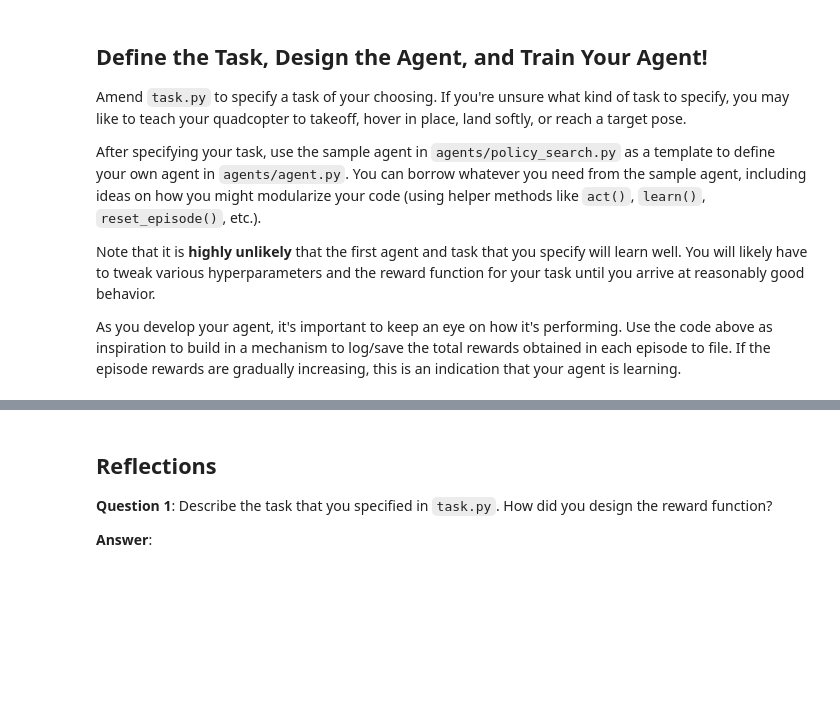
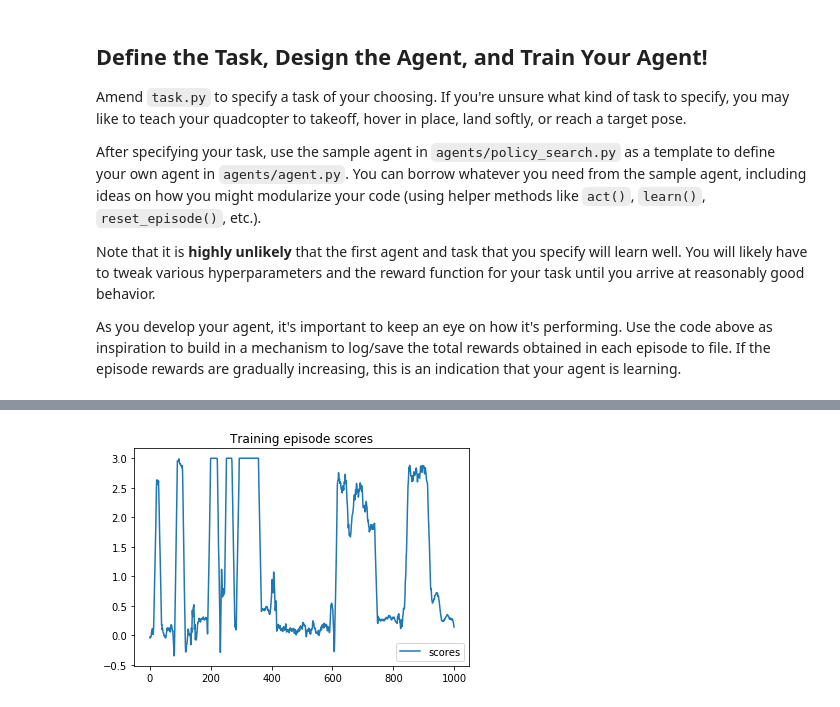
Before and after one commit to crawlik/RL-Quadcopter-2, a Jupyter notebook: Quadcopter_Project.ipynb, the cells around one changed output, grey strips where cells are left out. Cells and saved outputs as stored; diff of their text form; code cells hidden in the pictures; blank space fills up the shorter version.

```diff
--- a/Quadcopter_Project.ipynb
+++ b/Quadcopter_Project.ipynb
@@ -348,6 +355,7 @@ _ = plt.ylim()
-# %% [markdown]
-## Reflections
-
-**Question 1**: Describe the task that you specified in `task.py`.  How did you design the reward function?
-
-**Answer**:
+# %%
+plt.plot(range(num_episodes), np.convolve(scores, np.ones((N,))/N, mode='same') , label='scores')
+plt.legend()
+plt.title('Training episode scores')
+_ = plt.ylim()
+# %% [output]
+[figure, added]
```
Also changed, not shown: parts of 25 cells of this notebook, 4 other files.
